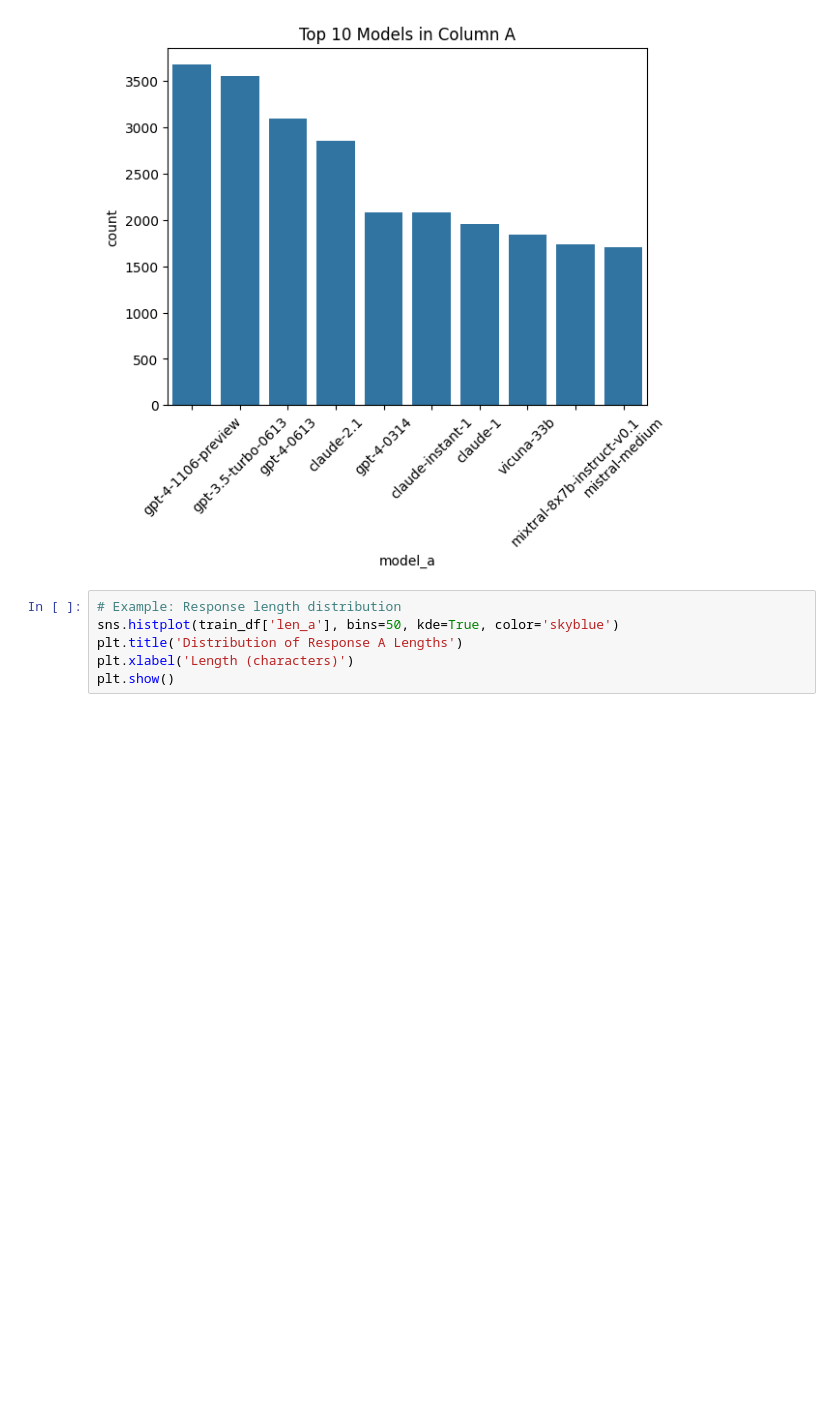
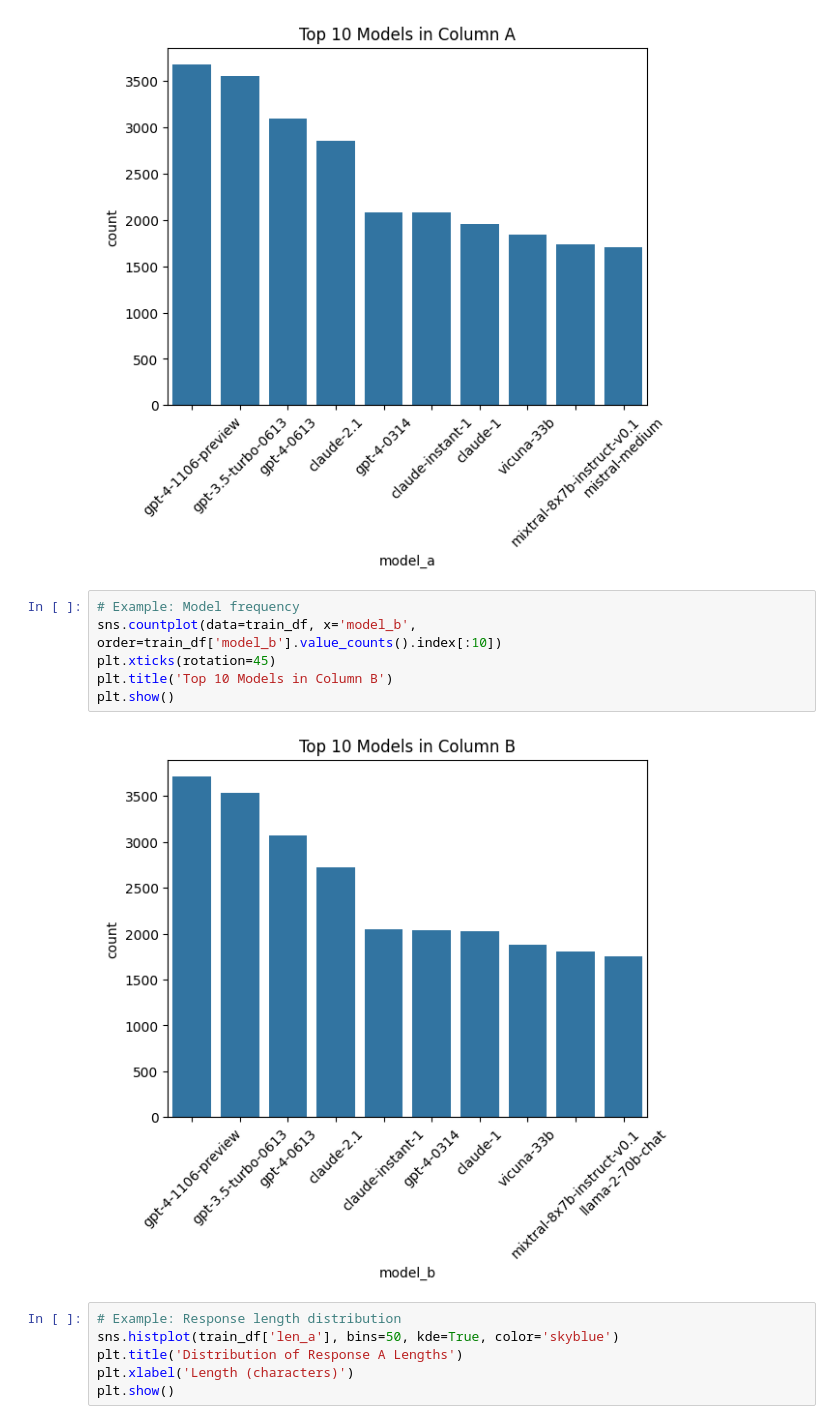
Before and after one commit to allend2092/kaggle-LLM-Fine-Tune-competition, a Jupyter notebook: notebooks/EDA-kaggle-LLM Classification Finetuning.ipynb, the cells around one changed output. Saved outputs shown, nothing was run; the diff lists cells and outputs as text; blank space fills up the shorter version.

```diff
--- a/notebooks/EDA-kaggle-LLM Classification Finetuning.ipynb
+++ b/notebooks/EDA-kaggle-LLM Classification Finetuning.ipynb
@@ -266,6 +338,14 @@ plt.title('Top 10 Models in Column A')
 plt.show()
 # %% [output]
 [figure]
+# %%
+# Example: Model frequency
+sns.countplot(data=train_df, x='model_b', order=train_df['model_b'].value_counts().index[:10])
+plt.xticks(rotation=45)
+plt.title('Top 10 Models in Column B')
+plt.show()
+# %% [output]
+[figure, added]
 # %%
 # Example: Response length distribution
 sns.histplot(train_df['len_a'], bins=50, kde=True, color='skyblue')
```
Also changed, not shown: parts of 37 cells of this notebook.
